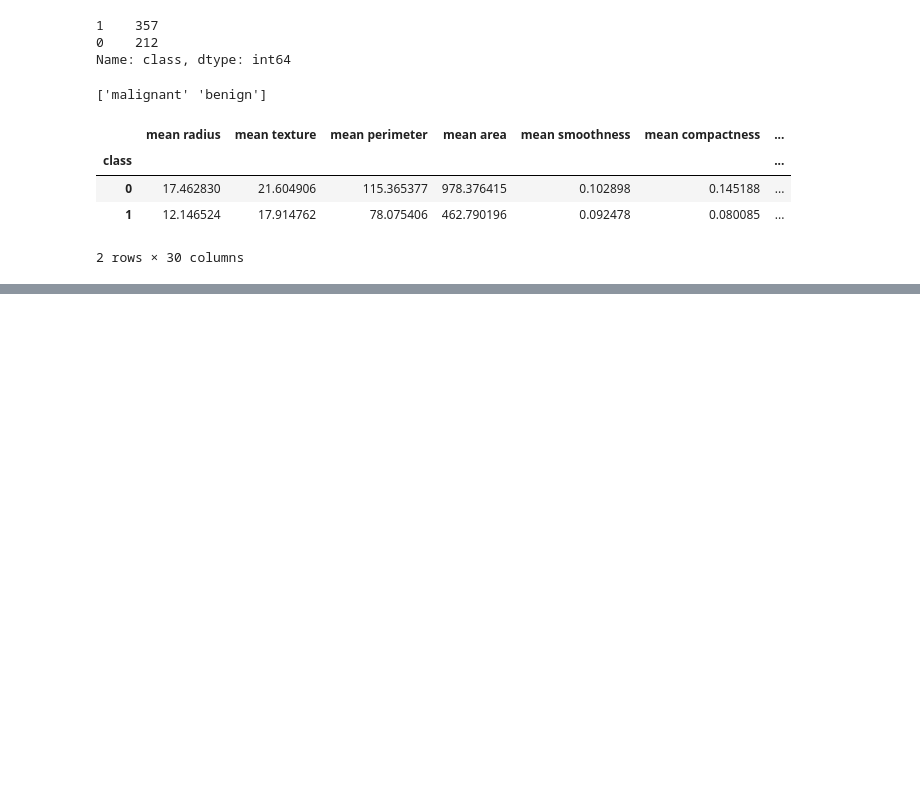
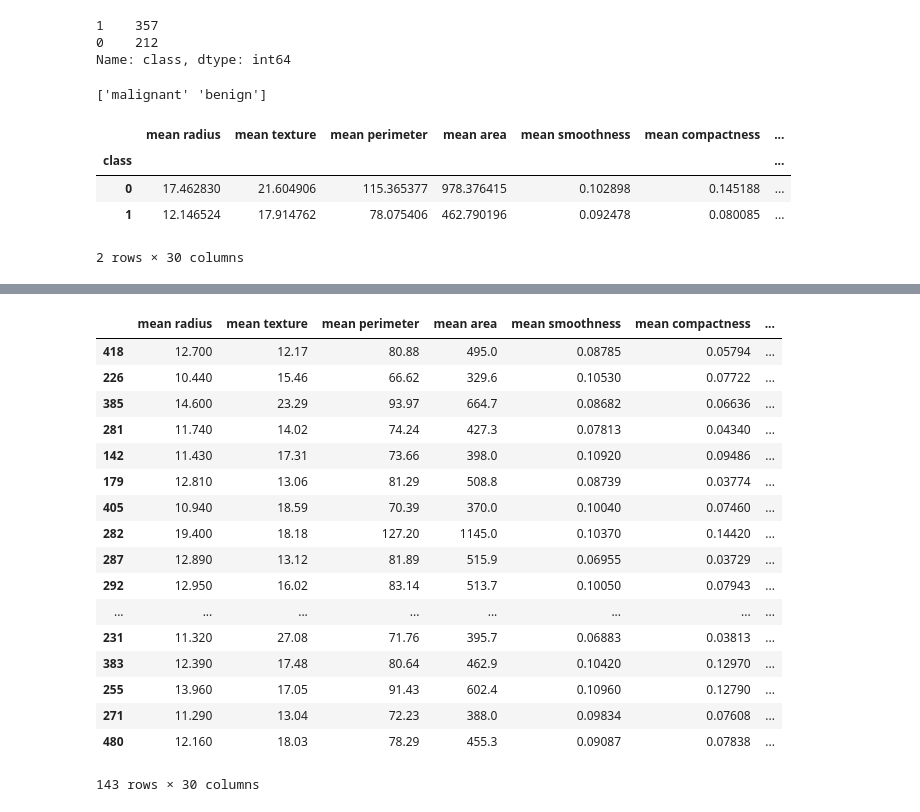
Before and after one commit to sreeram-venkitesh/colab_notebooks, a Jupyter notebook: MP_Neuron.ipynb, the cells around one changed output, grey strips where cells are left out. Saved outputs shown, nothing was run; the diff lists cells and outputs as text; code cells hidden in the pictures; blank space fills up the shorter version.

```diff
--- a/MP_Neuron.ipynb
+++ b/MP_Neuron.ipynb
@@ -110,0 +143,21 @@ data.groupby('class').mean()
+# %%
+x_test
+# %% [output]
+|  | mean radius | mean texture | mean perimeter | mean area | mean smoothness | mean compactness | ... |
+| 418 | 12.700 | 12.17 | 80.88 | 495.0 | 0.08785 | 0.05794 | ... |
+| 226 | 10.440 | 15.46 | 66.62 | 329.6 | 0.10530 | 0.07722 | ... |
+| 385 | 14.600 | 23.29 | 93.97 | 664.7 | 0.08682 | 0.06636 | ... |
+| 281 | 11.740 | 14.02 | 74.24 | 427.3 | 0.07813 | 0.04340 | ... |
+| 142 | 11.430 | 17.31 | 73.66 | 398.0 | 0.10920 | 0.09486 | ... |
+| 179 | 12.810 | 13.06 | 81.29 | 508.8 | 0.08739 | 0.03774 | ... |
+| 405 | 10.940 | 18.59 | 70.39 | 370.0 | 0.10040 | 0.07460 | ... |
+| 282 | 19.400 | 18.18 | 127.20 | 1145.0 | 0.10370 | 0.14420 | ... |
+| 287 | 12.890 | 13.12 | 81.89 | 515.9 | 0.06955 | 0.03729 | ... |
+| 292 | 12.950 | 16.02 | 83.14 | 513.7 | 0.10050 | 0.07943 | ... |
+| ... | ... | ... | ... | ... | ... | ... | ... |
+| 231 | 11.320 | 27.08 | 71.76 | 395.7 | 0.06883 | 0.03813 | ... |
+| 383 | 12.390 | 17.48 | 80.64 | 462.9 | 0.10420 | 0.12970 | ... |
+| 255 | 13.960 | 17.05 | 91.43 | 602.4 | 0.10960 | 0.12790 | ... |
+| 271 | 11.290 | 13.04 | 72.23 | 388.0 | 0.09834 | 0.07608 | ... |
+| 480 | 12.160 | 18.03 | 78.29 | 455.3 | 0.09087 | 0.07838 | ... |
+143 rows × 30 columns
```
Also changed, not shown: parts of 6 cells of this notebook.
